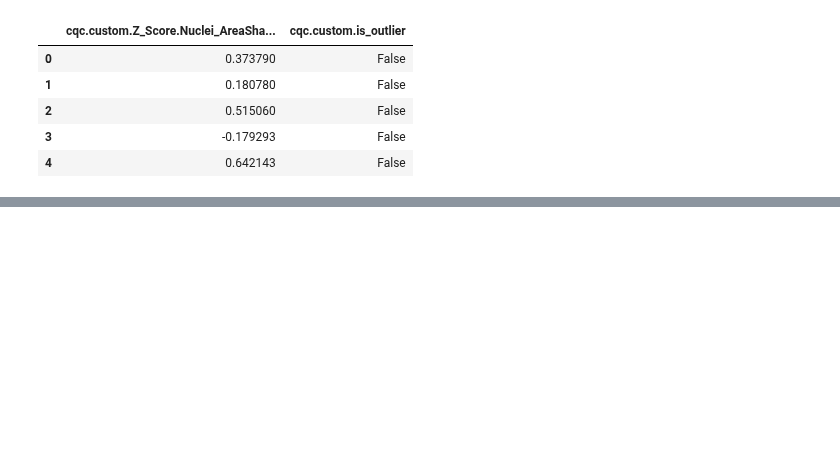
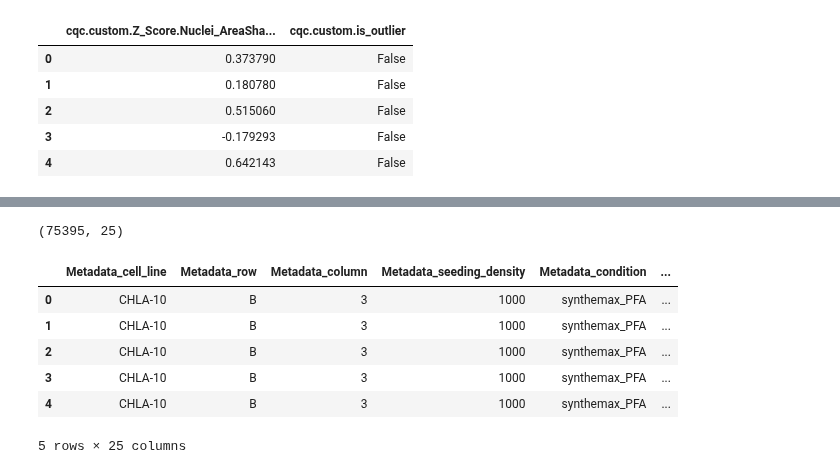
Before and after one commit to jenna-tomkinson/coSMicQC, a Jupyter notebook: docs/manuscripts/cosmicqc_paper_v1/figure_2/panelB_qc_distributions.ipynb, the cells around one changed output, grey strips where cells are left out. Saved outputs shown, nothing was run; the diff lists cells and outputs as text; code cells hidden in the pictures; blank space fills up the shorter version.

```diff
--- a/docs/manuscripts/cosmicqc_paper_v1/figure_2/panelB_qc_distributions.ipynb
+++ b/docs/manuscripts/cosmicqc_paper_v1/figure_2/panelB_qc_distributions.ipynb
@@ -233,0 +360,15 @@ p.show()
+# %%
+correct_parent = "/media/18tbdrive/ALSF_pilot_data"
+
+for col in filtered_plate_df.columns:
+    if "PathName" in col and "Illum" not in col:
+        filtered_plate_df[col] = filtered_plate_df[col].apply(
+            lambda x: (
+                re.sub(r"^.*ALSF_pilot_data/", correct_parent + "/", x)
+                if isinstance(x, str)
+                else x
+            )
+        )
+
+# Print example image path after fix
+print(filtered_plate_df["Image_PathName_OrigDNA"].dropna().iloc[0])
@@ -233,0 +546,15 @@ p.show()
+# %%
+correct_parent = "/media/18tbdrive/ALSF_pilot_data"
+
+for col in filtered_plate_df.columns:
+    if "PathName" in col and "Illum" not in col:
+        filtered_plate_df[col] = filtered_plate_df[col].apply(
+            lambda x: (
+                re.sub(r"^.*ALSF_pilot_data/", correct_parent + "/", x)
+                if isinstance(x, str)
+                else x
+            )
+        )
+
+# Print example image path after fix
+print(filtered_plate_df["Image_PathName_OrigDNA"].dropna().iloc[0])
@@ -233,0 +604,24 @@ p.show()
+# %%
+# platemap file path
+platemap_file = Path(
+    "/media/18tbdrive/1.Github_Repositories/pediatric_cancer_atlas_profiling/0.download_data/metadata/platemaps/Assay_Plate4_platemap.csv"
+)
+platemap_df = pd.read_csv(platemap_file)
+
+# Annotate the filtered_plate_df with metadata from platemap
+annotated_plate_df = annotate(
+    profiles=filtered_plate_df,
+    platemap=platemap_df,
+    join_on=["Metadata_well", "Image_Metadata_Well"],
+)
+print(annotated_plate_df.shape)
+annotated_plate_df.head()
+# %% [output]
+(75395, 25)
+|  | Metadata_cell_line | Metadata_row | Metadata_column | Metadata_seeding_density | Metadata_condition | ... |
+| 0 | CHLA-10 | B | 3 | 1000 | synthemax_PFA | ... |
+| 1 | CHLA-10 | B | 3 | 1000 | synthemax_PFA | ... |
+| 2 | CHLA-10 | B | 3 | 1000 | synthemax_PFA | ... |
+| 3 | CHLA-10 | B | 3 | 1000 | synthemax_PFA | ... |
+| 4 | CHLA-10 | B | 3 | 1000 | synthemax_PFA | ... |
+5 rows × 25 columns
```
Also changed, not shown: parts of 18 cells of this notebook, 38 other files.
